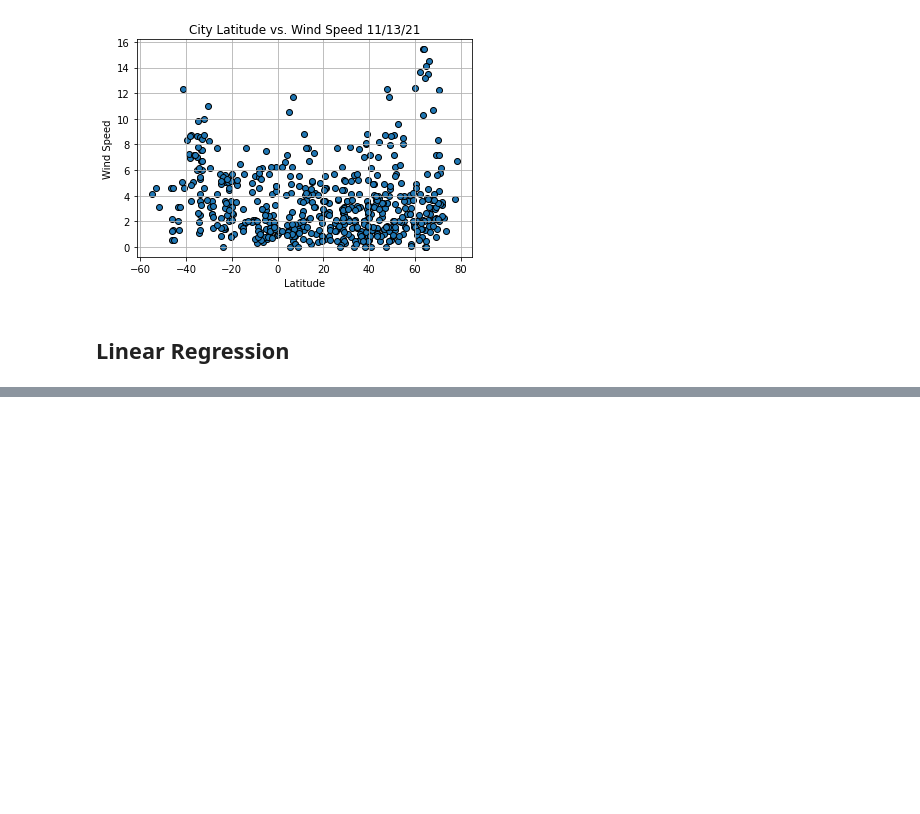
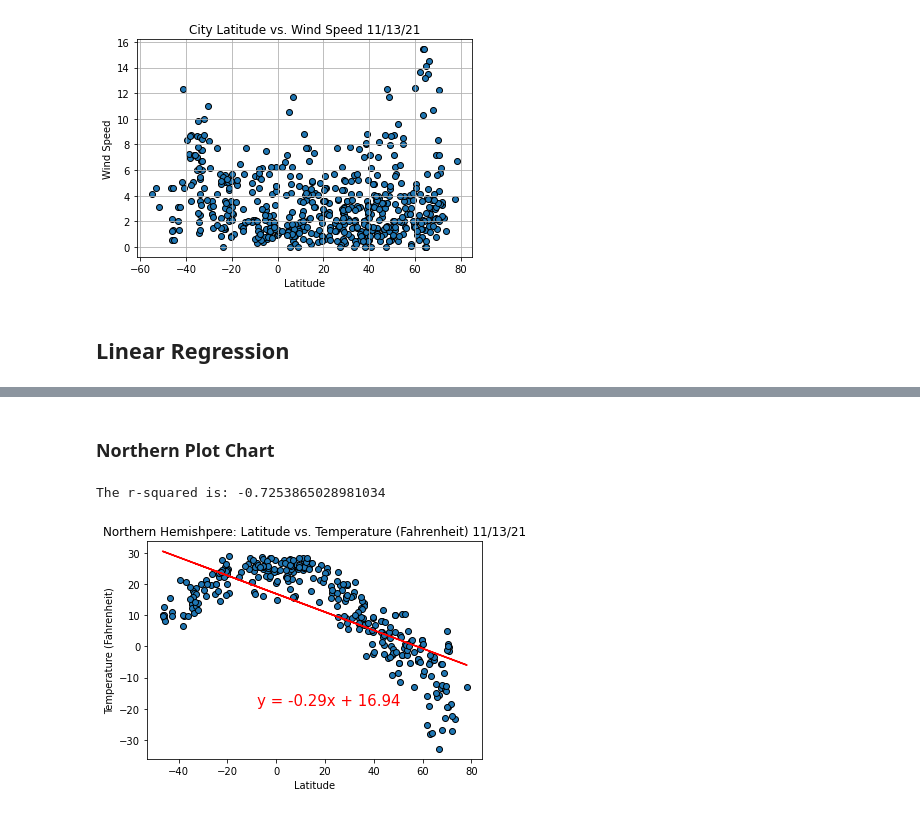
Before and after one commit to samuelroiz/Weather_Search, a Jupyter notebook: Code/Weather_Code.ipynb, the cells around one changed output, grey strips where cells are left out. Saved outputs shown, nothing was run; the diff lists cells and outputs as text; code cells hidden in the pictures; blank space fills up the shorter version.

Commit message:
Updated code. Added images.

```diff
--- a/Code/Weather_Code.ipynb
+++ b/Code/Weather_Code.ipynb
@@ -589,0 +629,15 @@ plt.show()
+# %%
+# Apply the code from above for the northern hemisphere... According to the longitude, anything above or equals to 0 is considered NORTH
+# If less than 0, it is conisdered SOUTH
+northern_hemisphere = weather_data_clean.longitude >= 0
+print(f"{northern_hemisphere}\n")
+print("-" * 20)
+
+# From above, we have a boolean of values... boolean is true or false...
+# We need to read the data that is only true
+northern_data = weather_data_clean[northern_hemisphere]
+print(f"{northern_data}\n")
+print("-" * 20)
+
+# Now we weed to reset the index... since its index is off since the print tells us that its size is '[331 rows x 12 columns]'
+northern_data = northern_data.reset_index(drop=True)
@@ -589,0 +747,51 @@ plt.show()
+# %% [markdown]
+### Northern Plot Chart
+# %%
+# from 'weather_data_clean' table
+weather_Date_col = weather_data_clean['weather_date'][0]
+
+# Labels for the values of the graph...
+# seperate since we will copy and paste for Southern also
+x_values = northern_data['latitude']
+y_values = northern_data['temp']
+x_label = 'Latitude'
+y_label = 'Temperature (Fahrenheit)'
+blank_hemisphere = 'Northern Hemishpere'
+
+# Code for values
+linregress_outcome = linregress(x_values, y_values)
+# print(linregress_outcome)
+# outcome: LinregressResult(slope=-0.2931210488228063, intercept=16.939987154977036, rvalue=-0.7253865028981034,
+# pvalue=2.6231932592028583e-55, stderr=0.015334998012898633)
+
+# each variable equals to assigned position... slope: 0, intercept: 1 etc.
+(slope, intercept, rvalue, pvalue, stderr) = linregress_outcome
+
+# Code for the Regress Plot
+regress_outcome = x_values * slope + intercept
+line_eq = "y = " + str(round(slope,2)) + "x + " + str(round(intercept,2))
+
+# plots for graph/chart
+plt.scatter(x_values,y_values,edgecolors='black')
+plt.title(f"{blank_hemisphere}: {x_label} vs. {y_label} {weather_Date_col}")
+# plot a line graph... color red
+plt.plot(x_values, regress_outcome, "r-")
+
+# plot the line_eq into the chart
+#                     (x, y) look at chart and figure out where to place it
+plt.annotate(line_eq,(-8,-19),fontsize=15,color="red")
+
+plt.xlabel(x_label)
+plt.ylabel(y_label)
+
+# print out the r-squared value
+print(f"The r-squared is: {rvalue}\n")
+
+# Save the figure
+plt.savefig("../Images/North_Latitude_Vs_Temperature.png")
+
+# Show Graph
+plt.show()
+# %% [output]
+The r-squared is: -0.7253865028981034
+[figure, added]
```
Also changed, not shown: parts of 16 cells of this notebook, 6 other files.
